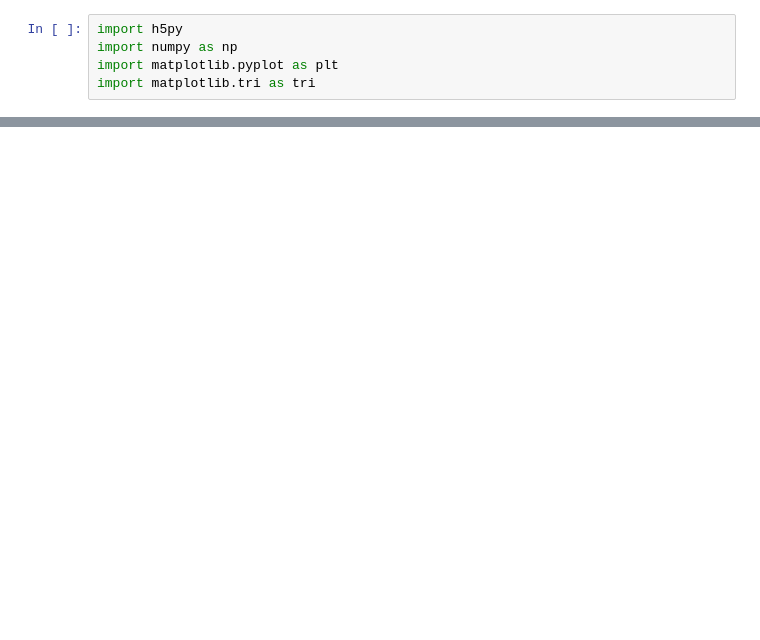
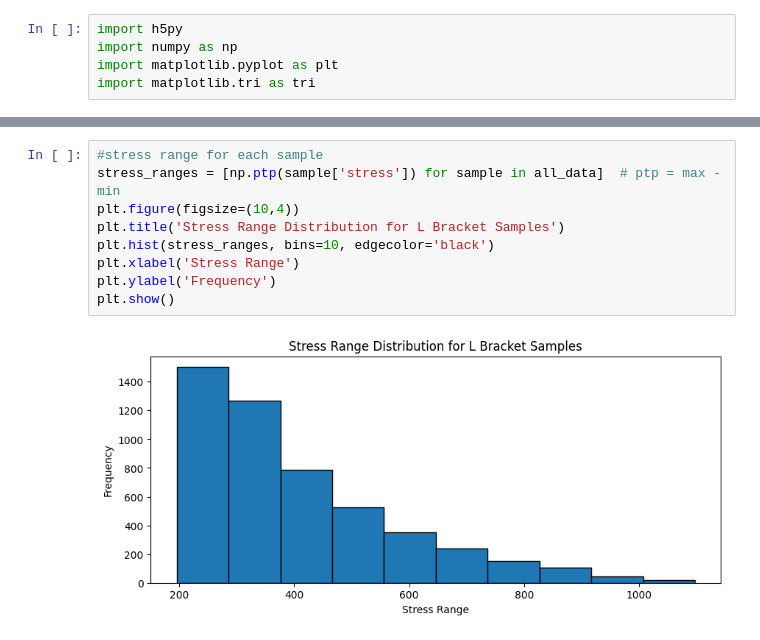
Before and after one commit to Abdullasmf/PointNetMLP_Paper1, a Jupyter notebook: L_Bracket/Geom_Val.ipynb, the cells around one changed output, grey strips where cells are left out. Saved outputs shown, nothing was run; the diff lists cells and outputs as text; blank space fills up the shorter version.

```diff
--- a/L_Bracket/Geom_Val.ipynb
+++ b/L_Bracket/Geom_Val.ipynb
@@ -66,0 +78,11 @@ plt.show()
+# %%
+#stress range for each sample
+stress_ranges = [np.ptp(sample['stress']) for sample in all_data]  # ptp = max - min
+plt.figure(figsize=(10,4))
+plt.title('Stress Range Distribution for L Bracket Samples')
+plt.hist(stress_ranges, bins=10, edgecolor='black')
+plt.xlabel('Stress Range')
+plt.ylabel('Frequency')
+plt.show()
+# %% [output]
+[figure, added]
```
Also changed, not shown: parts of 4 cells of this notebook, 8 other files.
